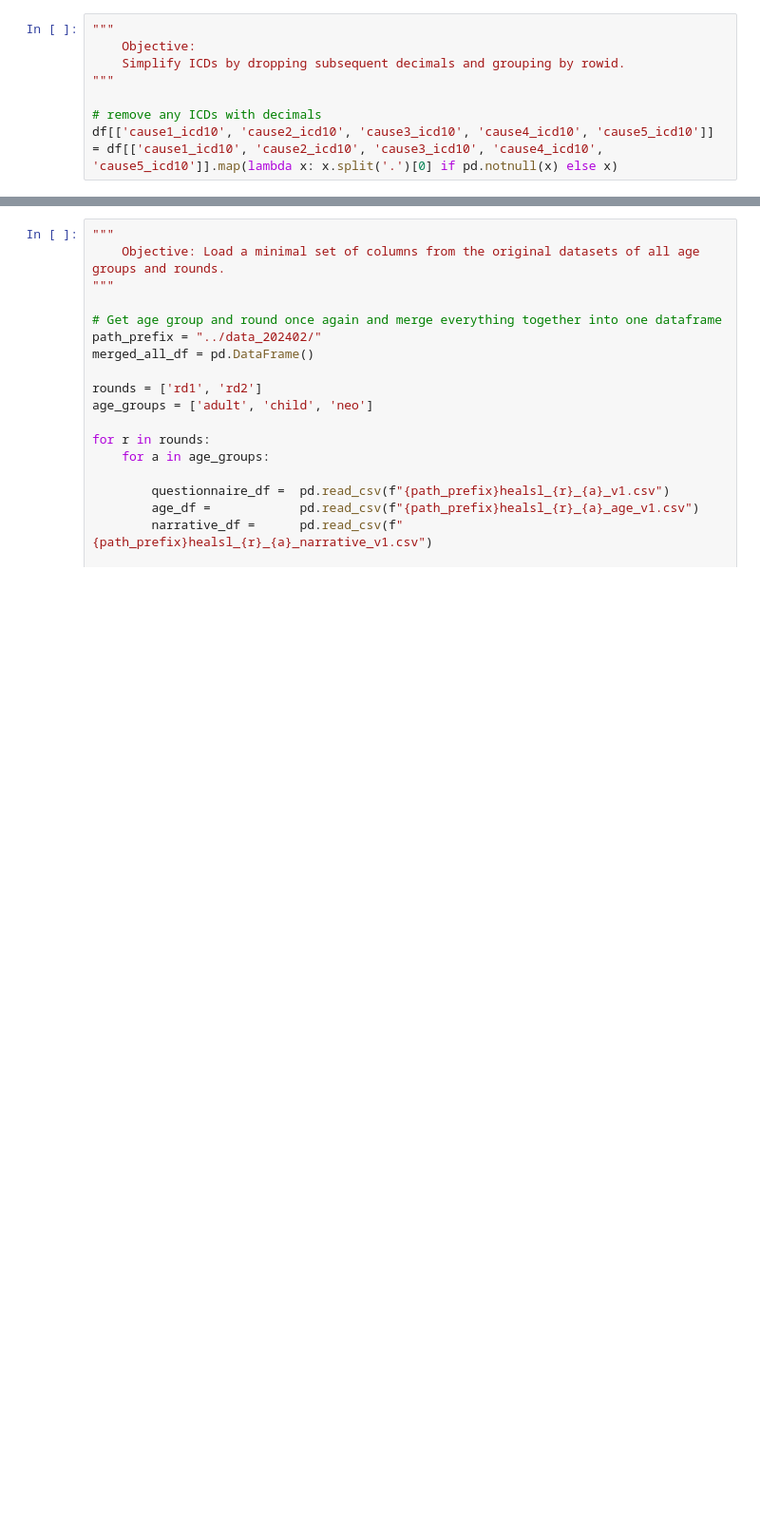
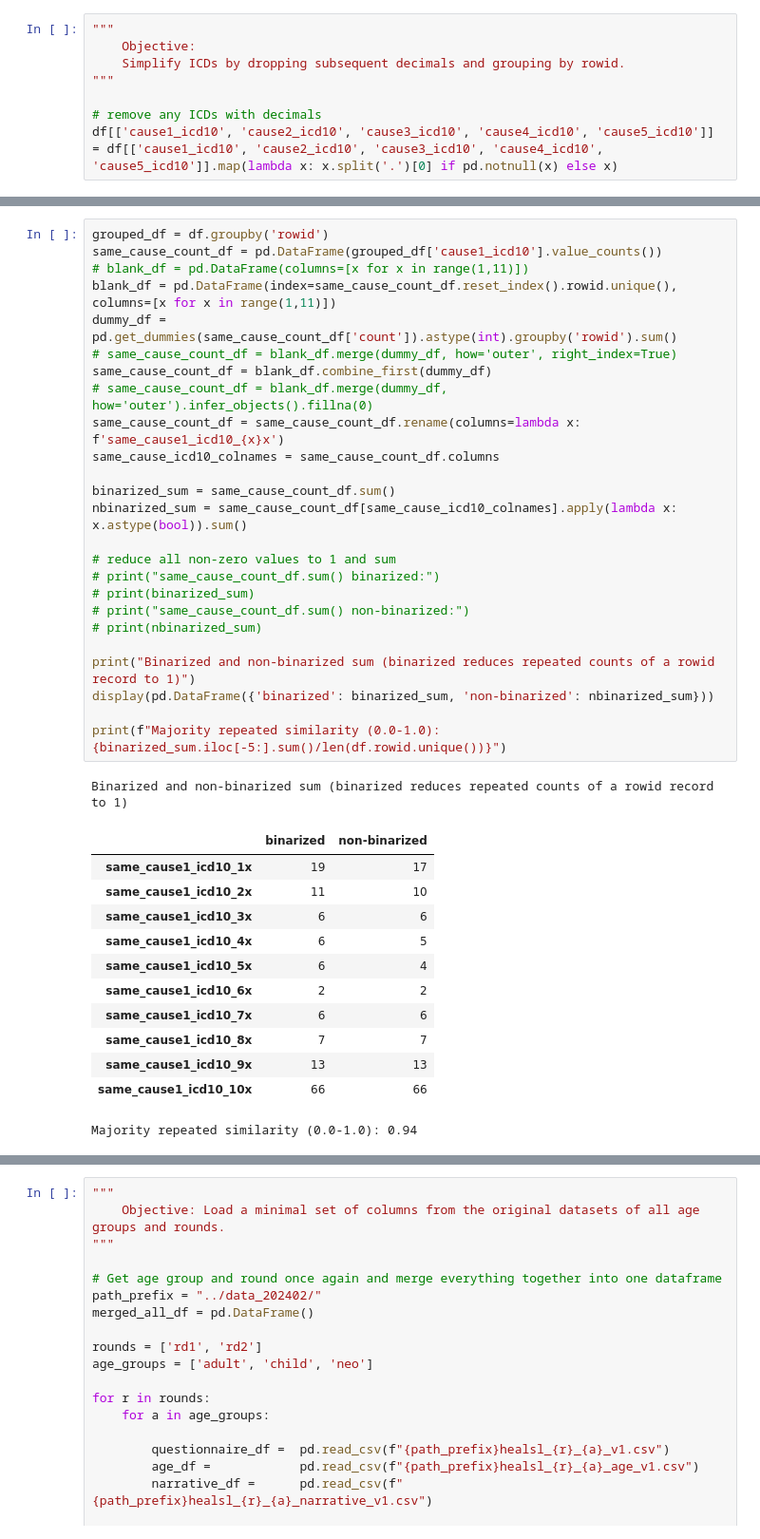
Before and after one commit to danieljai/proj_rapid_healsl_chatgpt, a Jupyter notebook: notebook/Step04_repeat_responses_analysis.ipynb, the cells around one changed output, grey strips where cells are left out. Shown: that part at 95% size. Drawn from its saved outputs; the diff is of its cells as text; blank space fills up the shorter version.

```diff
--- a/notebook/Step04_repeat_responses_analysis.ipynb
+++ b/notebook/Step04_repeat_responses_analysis.ipynb
@@ -83,3 +40,42 @@ dtype: int64
+# %%
+grouped_df = df.groupby('rowid')
+same_cause_count_df = pd.DataFrame(grouped_df['cause1_icd10'].value_counts())
+# blank_df = pd.DataFrame(columns=[x for x in range(1,11)])
+blank_df = pd.DataFrame(index=same_cause_count_df.reset_index().rowid.unique(), columns=[x for x in range(1,11)])
+dummy_df = pd.get_dummies(same_cause_count_df['count']).astype(int).groupby('rowid').sum()
+# same_cause_count_df = blank_df.merge(dummy_df, how='outer', right_index=True)
+same_cause_count_df = blank_df.combine_first(dummy_df)
+# same_cause_count_df = blank_df.merge(dummy_df, how='outer').infer_objects().fillna(0)
+same_cause_count_df = same_cause_count_df.rename(columns=lambda x: f'same_cause1_icd10_{x}x')
+same_cause_icd10_colnames = same_cause_count_df.columns
+
+binarized_sum = same_cause_count_df.sum()
+nbinarized_sum = same_cause_count_df[same_cause_icd10_colnames].apply(lambda x: x.astype(bool)).sum()
+
+# reduce all non-zero values to 1 and sum
+# print("same_cause_count_df.sum() binarized:")
+# print(binarized_sum)
+# print("same_cause_count_df.sum() non-binarized:")
+# print(nbinarized_sum)
+
+print("Binarized and non-binarized sum (binarized reduces repeated counts of a rowid record to 1)")
+display(pd.DataFrame({'binarized': binarized_sum, 'non-binarized': nbinarized_sum}))
+
+print(f"Majority repeated similarity (0.0-1.0): {binarized_sum.iloc[-5:].sum()/len(df.rowid.unique())}")
+# %% [output]
+Binarized and non-binarized sum (binarized reduces repeated counts of a rowid record to 1)
+|  | binarized | non-binarized |
+| same_cause1_icd10_1x | 19 | 17 |
+| same_cause1_icd10_2x | 11 | 10 |
+| same_cause1_icd10_3x | 6 | 6 |
+| same_cause1_icd10_4x | 6 | 5 |
+| same_cause1_icd10_5x | 6 | 4 |
+| same_cause1_icd10_6x | 2 | 2 |
+| same_cause1_icd10_7x | 6 | 6 |
+| same_cause1_icd10_8x | 7 | 7 |
+| same_cause1_icd10_9x | 13 | 13 |
+| same_cause1_icd10_10x | 66 | 66 |
+Majority repeated similarity (0.0-1.0): 0.94
 # %%
 """
     Objective: Add the aggregated cause1_icd10 to the end of the dataframe. This completes the ICD10 processing portion.
```
Also changed, not shown: parts of 17 cells of this notebook.
